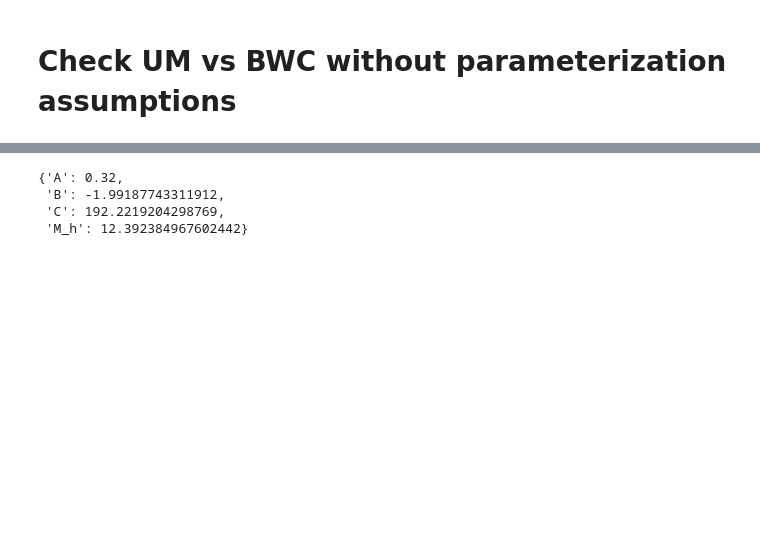
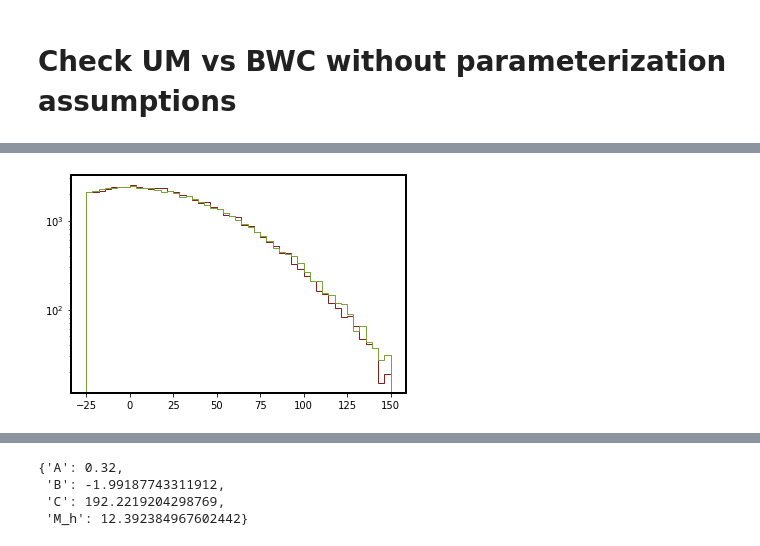
Before and after one commit to kokron/skyLine, a Jupyter notebook: notebooks/20211230-VarySlopePipeline.ipynb, the cells around one changed output, grey strips where cells are left out. Saved outputs shown, nothing was run; the diff lists cells and outputs as text; code cells hidden in the pictures; blank space fills up the shorter version.

```diff
--- a/notebooks/20211230-VarySlopePipeline.ipynb
+++ b/notebooks/20211230-VarySlopePipeline.ipynb
@@ -935,0 +987,7 @@ AttributeError: 'numpy.ndarray' object has no attribute 'to'
+# %%
+bins = np.linspace(-25, 150, 50)
+plt.hist(np.sum(map1[20:30], axis=0).flatten(), bins=bins, histtype='step')
+plt.hist(np.sum(map2[20:30], axis=0).flatten(), bins=bins, histtype='step')
+plt.yscale('log')
+# %% [output]
+[figure, added]
```
Also changed, not shown: parts of 27 cells of this notebook, 2 other files.
